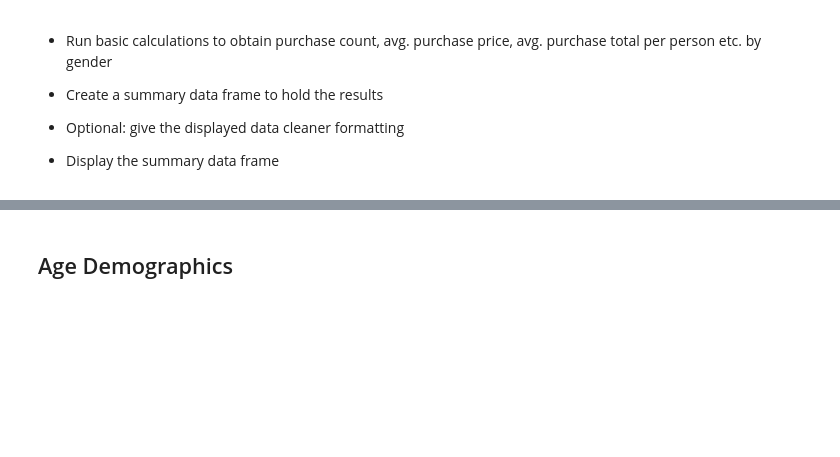
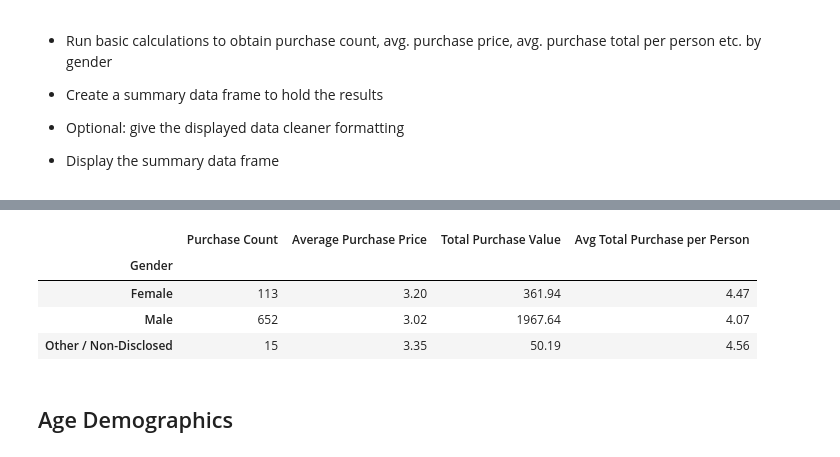
Before and after one commit to teresaflicek/pandas-challenge, a Jupyter notebook: HeroesOfPymoli/HeroesOfPymoli!.ipynb, the cells around one changed output, grey strips where cells are left out. Cells and saved outputs as stored; diff of their text form; code cells hidden in the pictures; blank space fills up the shorter version.

```diff
--- a/HeroesOfPymoli/HeroesOfPymoli!.ipynb
+++ b/HeroesOfPymoli/HeroesOfPymoli!.ipynb
@@ -60,0 +93,15 @@ dtype: int64
+# %%
+#use the groupby formula to group by gender
+gender_grouped = purchase_data.groupby('Gender')
+
+#total gender using screen names as reference and nunique to find total group genders
+total_gender = gender_grouped.nunique()['SN']
+
+#percentage of each gender to total rounded to 2 decimal places
+gender_percent = (total_gender/total_playerS * 100).round(2)
+
+#dataframe to display above data
+summary_gender = pd.DataFrame({"Total Count": total_gender,
+                              "Percentage of Players": gender_percent})
+#test run
+summary_gender
@@ -84,3 +130,29 @@ dtype: int64
+# %%
+#purchase count using screen name as reference
+purchase_count = gender_grouped['SN'].count()
+
+#average purchase price rounded to 2 decimal places
+average_pur_price = gender_grouped['Price'].mean().round(2)
+
+#total purchase value
+purchase_value = gender_grouped['Price'].sum()
+
+#average total purchase per person rounded to 2 decimal places
+avg_total_purchase = (purchase_value/total_gender).round(2)
+
+#summary data frame with all the above information
+summary_gender_analysis = pd.DataFrame({"Purchase Count": purchase_count,
+                                       "Average Purchase Price": average_pur_price,
+                                       "Total Purchase Value": purchase_value,
+                                        "Avg Total Purchase per Person": avg_total_purchase})
+#run
+summary_gender_analysis
+# %% [output]
+|  | Purchase Count | Average Purchase Price | Total Purchase Value | Avg Total Purchase per Person |
+| Gender |  |  |  |  |
+| Female | 113 | 3.20 | 361.94 | 4.47 |
+| Male | 652 | 3.02 | 1967.64 | 4.07 |
+| Other / Non-Disclosed | 15 | 3.35 | 50.19 | 4.56 |
 # %% [markdown]
 ## Age Demographics
 # %% [markdown]
```
Also changed, not shown: parts of 12 cells of this notebook.
